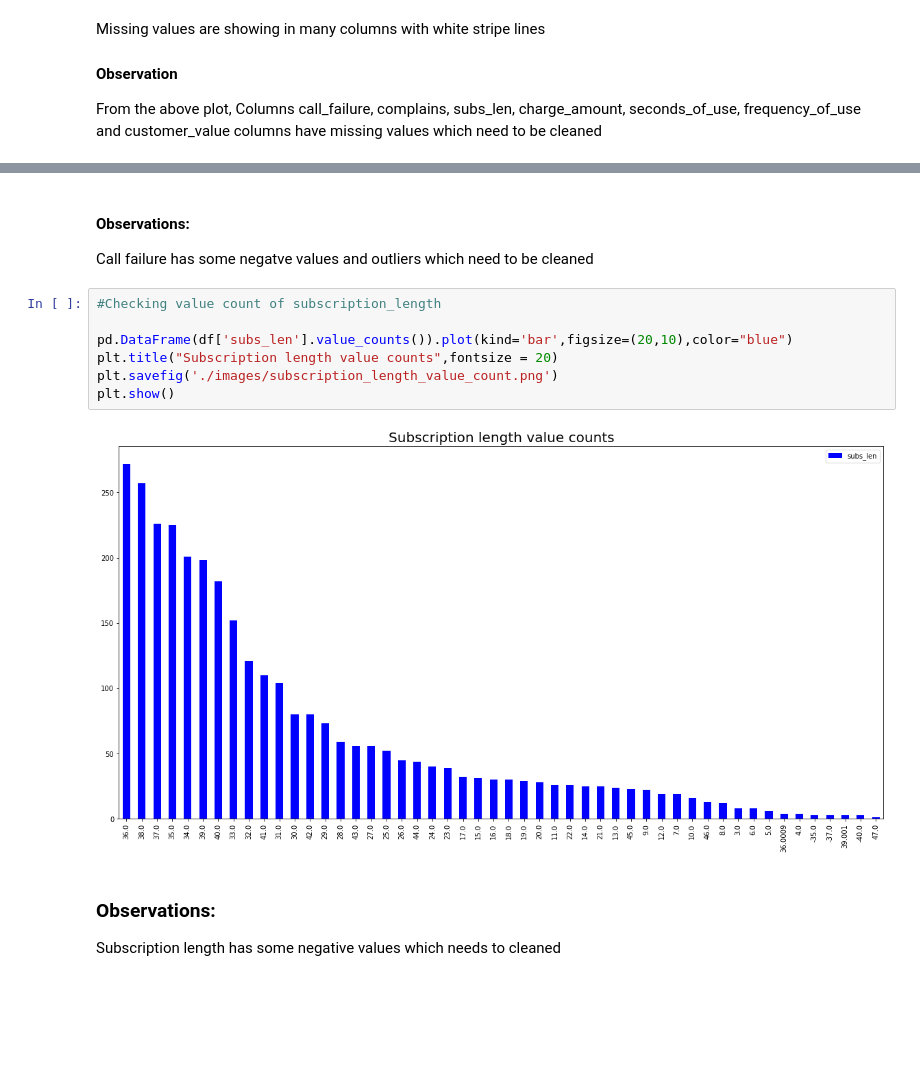
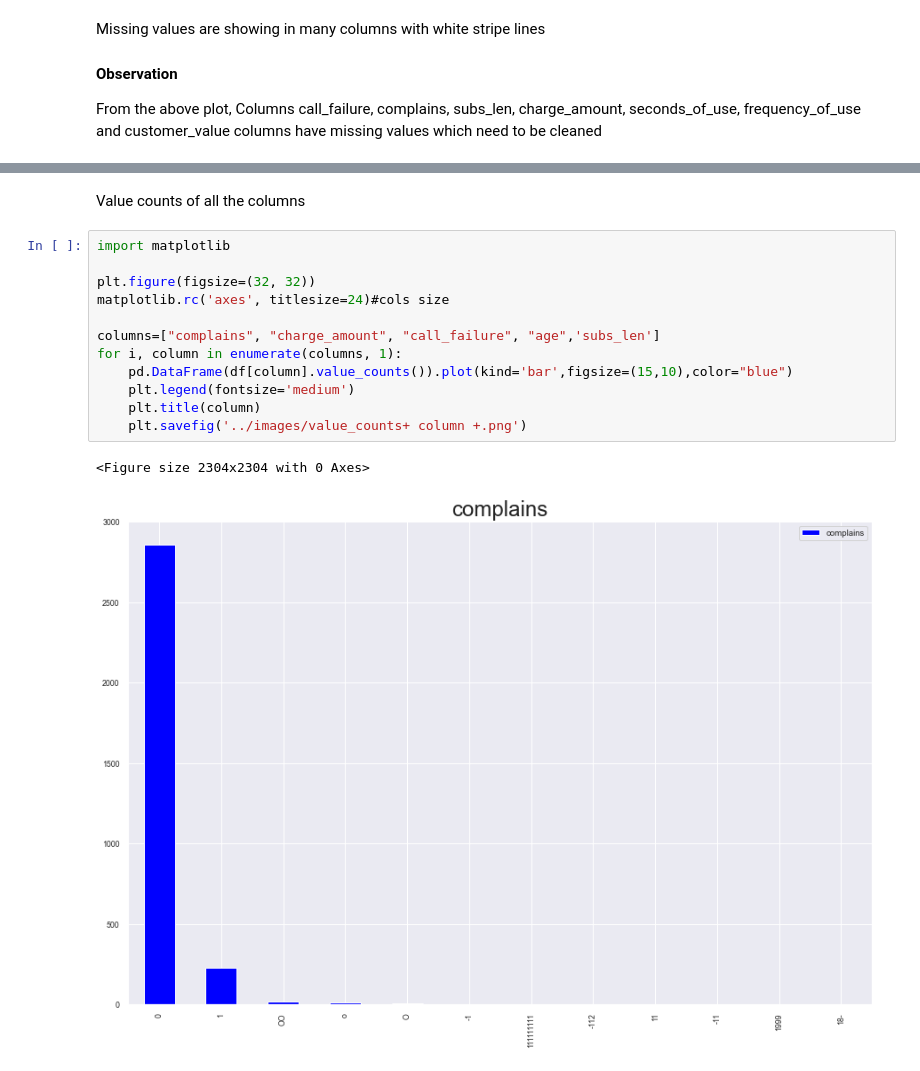
Before and after one commit to rohit-chandra/Customer_Churn_Analysis, a Jupyter notebook: data_visualization/DataVisualization_BeforeDataCleaning.ipynb, the cells around one changed output, grey strips where cells are left out. Cells and saved outputs as stored; diff of their text form; blank space fills up the shorter version.

Commit message:
Added observations

```diff
--- a/data_visualization/DataVisualization_BeforeDataCleaning.ipynb
+++ b/data_visualization/DataVisualization_BeforeDataCleaning.ipynb
@@ -148,17 +116,17 @@ plt.show()
-# %% [markdown]
-#### Observations:
-
-Call failure has some negatve values and outliers which need to be cleaned
-# %%
-#Checking value count of subscription_length
-
-pd.DataFrame(df['subs_len'].value_counts()).plot(kind='bar',figsize=(20,10),color="blue")
-plt.title("Subscription length value counts",fontsize = 20)
-plt.savefig('./images/subscription_length_value_count.png')
-plt.show()
-# %% [output]
-[figure, removed]
-# %% [markdown]
-### Observations:
-
-Subscription length has some negative values which needs to cleaned
+# %% [markdown]
+Value counts of all the columns
+# %%
+import matplotlib
+
+plt.figure(figsize=(32, 32))
+matplotlib.rc('axes', titlesize=24)#cols size
+
+columns=["complains", "charge_amount", "call_failure", "age",'subs_len']
+for i, column in enumerate(columns, 1):
+    pd.DataFrame(df[column].value_counts()).plot(kind='bar',figsize=(15,10),color="blue")
+    plt.legend(fontsize='medium')
+    plt.title(column)
+    plt.savefig('../images/value_counts+ column +.png')
+# %% [output]
+<Figure size 2304x2304 with 0 Axes>
+[figure, added]
```
Also changed, not shown: parts of 38 cells of this notebook.
